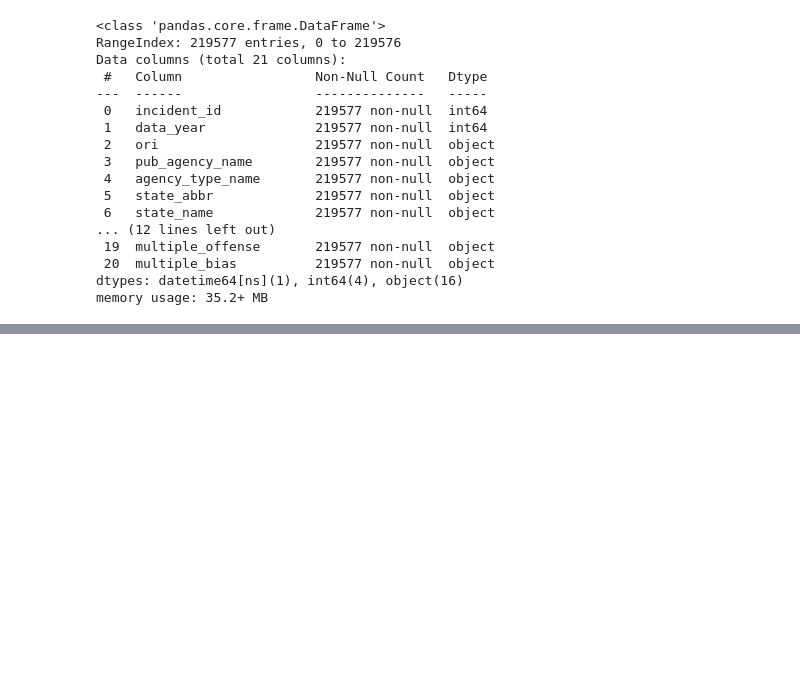
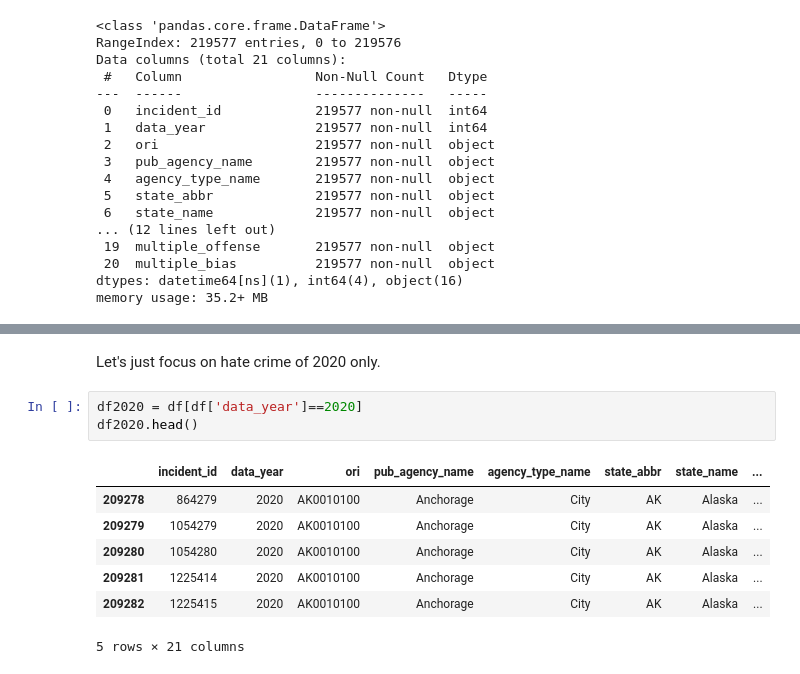
Before and after one commit to Yogi-DS/Portfolio-Projects, a Jupyter notebook: Hate Crime in US/hate-crime-analysis.ipynb, the cells around one changed output, grey strips where cells are left out. Drawn from its saved outputs; the diff is of its cells as text; blank space fills up the shorter version.

```diff
--- a/Hate Crime in US/hate-crime-analysis.ipynb
+++ b/Hate Crime in US/hate-crime-analysis.ipynb
@@ -96,0 +108,13 @@ KeyError: False
+# %% [markdown]
+Let's just focus on hate crime of 2020 only.
+# %%
+df2020 = df[df['data_year']==2020]
+df2020.head()
+# %% [output]
+|  | incident_id | data_year | ori | pub_agency_name | agency_type_name | state_abbr | state_name | ... |
+| 209278 | 864279 | 2020 | AK0010100 | Anchorage | City | AK | Alaska | ... |
+| 209279 | 1054279 | 2020 | AK0010100 | Anchorage | City | AK | Alaska | ... |
+| 209280 | 1054280 | 2020 | AK0010100 | Anchorage | City | AK | Alaska | ... |
+| 209281 | 1225414 | 2020 | AK0010100 | Anchorage | City | AK | Alaska | ... |
+| 209282 | 1225415 | 2020 | AK0010100 | Anchorage | City | AK | Alaska | ... |
+5 rows × 21 columns
```
Also changed, not shown: parts of 5 cells of this notebook, 1 other file.
